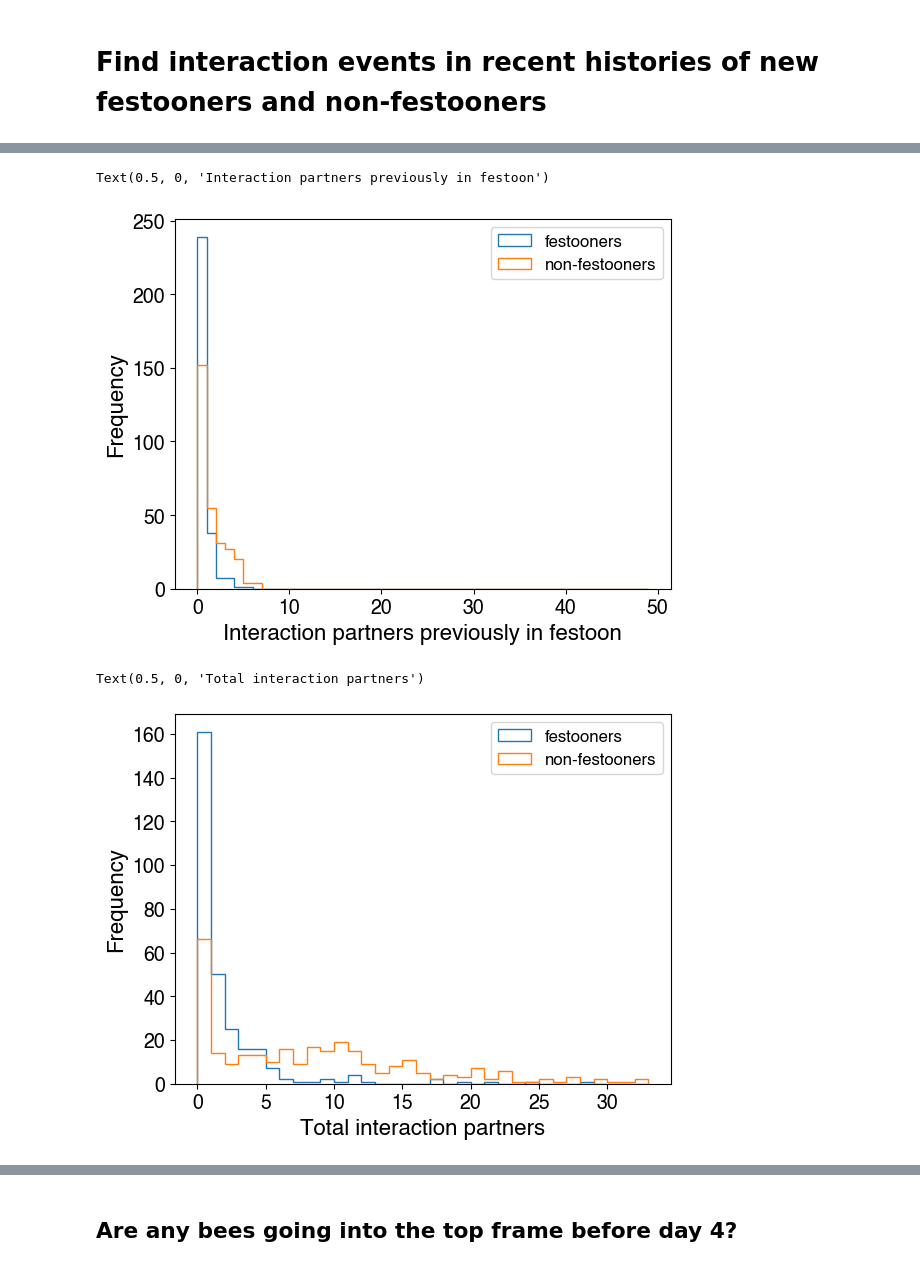
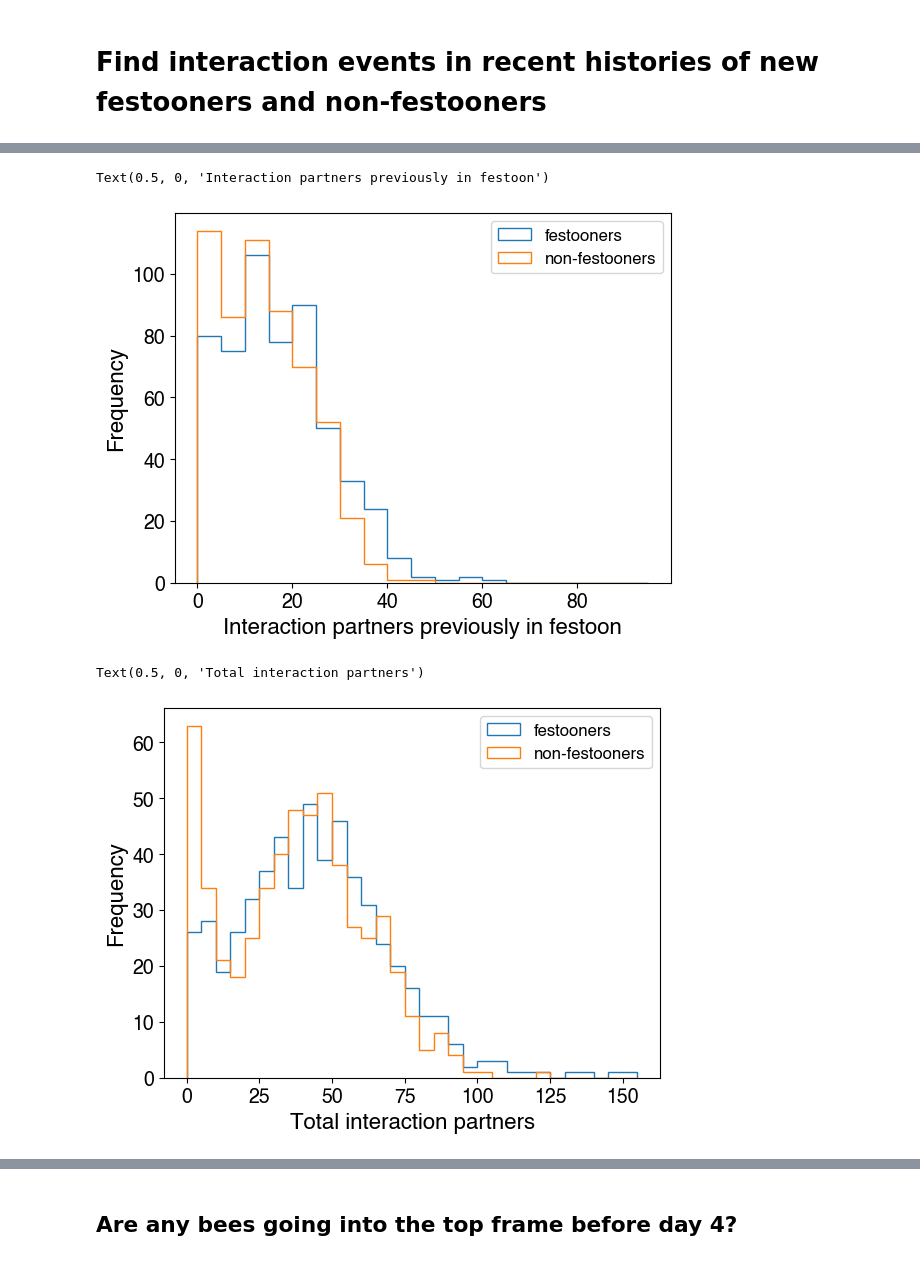
Before and after one commit to Collective-Logic-Lab/honey-bee-behavior, a Jupyter notebook: preliminary-analysis-2024-comb-building.ipynb, the cells around one changed output, grey strips where cells are left out. Cells and saved outputs as stored; diff of their text form; code cells hidden in the pictures.

```diff
--- a/preliminary-analysis-2024-comb-building.ipynb
+++ b/preliminary-analysis-2024-comb-building.ipynb
@@ -513,7 +593,7 @@ def interaction_events(dfTraj,beeID,minTime,maxTime,distance_thresh=10):
 beeID = 672 #672 #582
 delta_t = 30 # minutes --- number of minutes to look at before the start of joining the festoon
 # look at the first festoon bout for this bee
-bout_start = df_non_cut_bouts.loc[beeID].iloc[0]['Bout start']
+bout_start = first_festoon_times['First festoon time'].loc[beeID] #df_non_cut_bouts.loc[beeID].iloc[0]['Bout start']
 minTime = bout_start - dt.timedelta(minutes=delta_t)
 maxTime = bout_start
 
@@ -583,14 +661,16 @@ maxTime_frame = datetime_to_framenum(maxTime)
 dfFiveMinute_windowed = dfFiveMinute[(dfFiveMinute['Time (days)'] > minTimeDays) & (dfFiveMinute['Time (days)'] < maxTimeDays)]
 df_non_cut_bouts_windowed = df_non_cut_bouts[(df_non_cut_bouts['Bout start'] > minTime) & (df_non_cut_bouts['Bout start'] < maxTime)]
 df_non_cut_bout_starts_windowed = df_non_cut_bouts_windowed[df_non_cut_bouts_windowed['Bout state']==1]
-df_first_festoon_bouts_windowed = df_first_festoon_bouts[(df_first_festoon_bouts['Bout start'] > minTime) & \
-                                                         (df_first_festoon_bouts['Bout start'] < maxTime) ]
+# df_first_festoon_bouts_windowed = df_first_festoon_bouts[(df_first_festoon_bouts['Bout start'] > minTime) & \
+#                                                          (df_first_festoon_bouts['Bout start'] < maxTime) ]
+first_festoon_times_windowed = first_festoon_times[(first_festoon_times['First festoon time'] > minTime) & \
+                                                         (first_festoon_times['First festoon time'] < maxTime) ]
 dfTraj_windowed = dfTraj[(dfTraj['daynum']==daynum) & (dfTraj['framenum'] < maxTime_frame) & (dfTraj['framenum'] > minTime_frame)]
 
 print("Restricting to time window starting at {} and ending at {}.".format(minTime,maxTime))
 print()
 print("In this time window, there are {} festoon bout start events.".format(len(df_non_cut_bout_starts_windowed)))
-print("In this time window, there are {} first festoon bout start events.".format(len(df_first_festoon_bouts_windowed)))
+print("In this time window, there are {} first festoon bout start events.".format(len(first_festoon_times_windowed)))
 # %% [output]
 Restricting to time window starting at 2019-06-09 14:24:00 and ending at 2019-06-09 16:24:00.
 
@@ -636,7 +699,7 @@ Name: Bee unique ID, dtype: int64
 # %% [markdown]
 # Find interaction events in recent histories of new festooners and non-festooners
 # %%
-def interaction_partners(dfTraj,beeID,start_time,delta_t,distance_thresh,df_first_festoon_bouts,verbose=False):
+def interaction_partners(dfTraj,beeID,start_time,delta_t,distance_thresh,first_festoon_times,verbose=False):
     """
     Returns IDs of interaction partners of a given bee between start_time - delta_t and start_time,
     and the subset of those that have festooned before the interaction.
@@ -655,9 +718,9 @@ def interaction_partners(dfTraj,beeID,start_time,delta_t,distance_thresh,df_firs
 
     # find interaction partners and find which of them started festooning before the interaction event
     other_bees = events['uid'].unique()
-    other_bees_that_festoon = [ bee for bee in other_bees if bee in df_first_festoon_bouts.index ]
+    other_bees_that_festoon = [ bee for bee in other_bees if bee in first_festoon_times.index ]
     other_bees_that_festoon_before = [ bee for bee in other_bees_that_festoon \
-                                       if df_first_festoon_bouts.loc[bee]['Bout start'] < events[events['uid']==bee].iloc[0]['time'] ]
+                                       if first_festoon_times.loc[bee]['First festoon time'] < events[events['uid']==bee].iloc[0]['time'] ]
 
     if verbose:
         print("There are {} other bees that interact with bee {}.".format(len(other_bees),beeID))
@@ -669,6 +749,6 @@ def interaction_partners(dfTraj,beeID,start_time,delta_t,distance_thresh,df_firs
 # %%
-delta_t = 2 #30 #60 #30 # minutes --- number of minutes to look at before the start of joining the festoon
-distance_thresh = 100 #50 # pixels (80 pixels / cm)
+delta_t = 15 #10 #2 #30 #60 #30 # minutes --- number of minutes to look at before the start of joining the festoon
+distance_thresh = 80 #100 #50 # pixels (80 pixels / cm)
 
 # we will define "non-festoon" bees as those that have trajectory data but do not festoon until after
 # the end of the window plus a buffer time > delta_t
@@ -691,14 +771,15 @@ interaction_data = []
 interaction_data_nonfestoon = []
 speed_data = []
 speed_data_nonfestoon = []
-for beeID in tqdm(df_first_festoon_bouts_windowed.index):
+for beeID in tqdm(first_festoon_times_windowed.index):
 
     # look at the first festoon bout for this bee
-    bout_start = df_first_festoon_bouts_windowed.loc[beeID]['Bout start']
+    #bout_start = df_first_festoon_bouts_windowed.loc[beeID]['Bout start']
+    bout_start = first_festoon_times_windowed.loc[beeID]['First festoon time']
 
     # find and record numbers of interaction partners for the festooning bee
     partners,festoon_partners = interaction_partners(dfTraj,beeID,bout_start,delta_t,
-                                                     distance_thresh,df_first_festoon_bouts)
+                                                     distance_thresh,first_festoon_times)
     interaction_data.append([ beeID, len(partners), len(festoon_partners) ])
 
     # now for non-festooning bees:
@@ -710,7 +791,7 @@ for beeID in tqdm(df_first_festoon_bouts_windowed.index):
 
     # find numbers of interaction partners for the non-festooning bee
     partners_nonfestoon,festoon_partners_nonfestoon = interaction_partners(dfTraj,nonfestoon_beeID,bout_start,delta_t,
-                                                      distance_thresh,df_first_festoon_bouts)
+                                                      distance_thresh,first_festoon_times)
     interaction_data_nonfestoon.append([ nonfestoon_beeID, len(partners_nonfestoon), len(festoon_partners_nonfestoon) ])
 
     # find speed data for festooning and non-festooning bee
@@ -720,15 +801,17 @@ for beeID in tqdm(df_first_festoon_bouts_windowed.index):
     add_speed_data(history_nonfestoon)
     speeds = history['speed (cm/s)']
     speeds_nonfestoon = history_nonfestoon['speed (cm/s)']
-    speed_data.append([ beeID, np.mean(speeds), np.max(speeds) ])
-    speed_data_nonfestoon.append([ nonfestoon_beeID, np.mean(speeds_nonfestoon), np.max(speeds_nonfestoon) ])
+    prop_frames_seen = len(history)/(delta_t*60*frames_per_second)
+    prop_frames_seen_nonfestoon = len(history_nonfestoon)/(delta_t*60*frames_per_second)
+    speed_data.append([ beeID, np.mean(speeds), np.max(speeds), prop_frames_seen ])
+    speed_data_nonfestoon.append([ nonfestoon_beeID, np.mean(speeds_nonfestoon), np.max(speeds_nonfestoon), prop_frames_seen_nonfestoon ])
 
 
 cols = ['bee ID','interaction partners','interaction partners previously in festoon']
 df_interaction_data = pd.DataFrame(interaction_data,columns=cols)
 df_interaction_data_nonfestoon = pd.DataFrame(interaction_data_nonfestoon,columns=cols)
 
-speed_cols = ['bee ID','avg speed (cm/s)','max speed (cm/s)']
+speed_cols = ['bee ID','avg speed (cm/s)','max speed (cm/s)','proportion of frames seen']
 df_speed_data = pd.DataFrame(speed_data,columns=speed_cols)
 df_speed_data_nonfestoon = pd.DataFrame(speed_data_nonfestoon,columns=speed_cols)
 # %% [output]
@@ -737,5 +891,5 @@ Of these, 787 are 'non-festoon' bees.
 # %%
-bins = range(50)
+bins = range(0,100,5)
 df_interaction_data['interaction partners previously in festoon'].plot.hist(bins=bins,histtype='step',
                                                                             label='festooners')
 df_interaction_data_nonfestoon['interaction partners previously in festoon'].plot.hist(bins=bins,histtype='step',
@@ -744,16 +898,16 @@ plt.legend()
 plt.xlabel('Interaction partners previously in festoon')
 # %% [output]
 Text(0.5, 0, 'Interaction partners previously in festoon')
-[figure, old version]
+[figure, new version]
 # %%
-bins = range(0,max(df_interaction_data_nonfestoon['interaction partners']),1)
+bins = range(0,max(df_interaction_data['interaction partners']),5)
 df_interaction_data['interaction partners'].plot.hist(bins=bins,histtype='step',label='festooners')
 df_interaction_data_nonfestoon['interaction partners'].plot.hist(bins=bins,histtype='step',label='non-festooners')
 plt.legend()
 plt.xlabel('Total interaction partners')
 # %% [output]
 Text(0.5, 0, 'Total interaction partners')
-[figure, old version]
+[figure, new version]
 # %%
 bins = np.linspace(0,1,20)
 (df_interaction_data[
```
Also changed, not shown: parts of 71 cells of this notebook.
